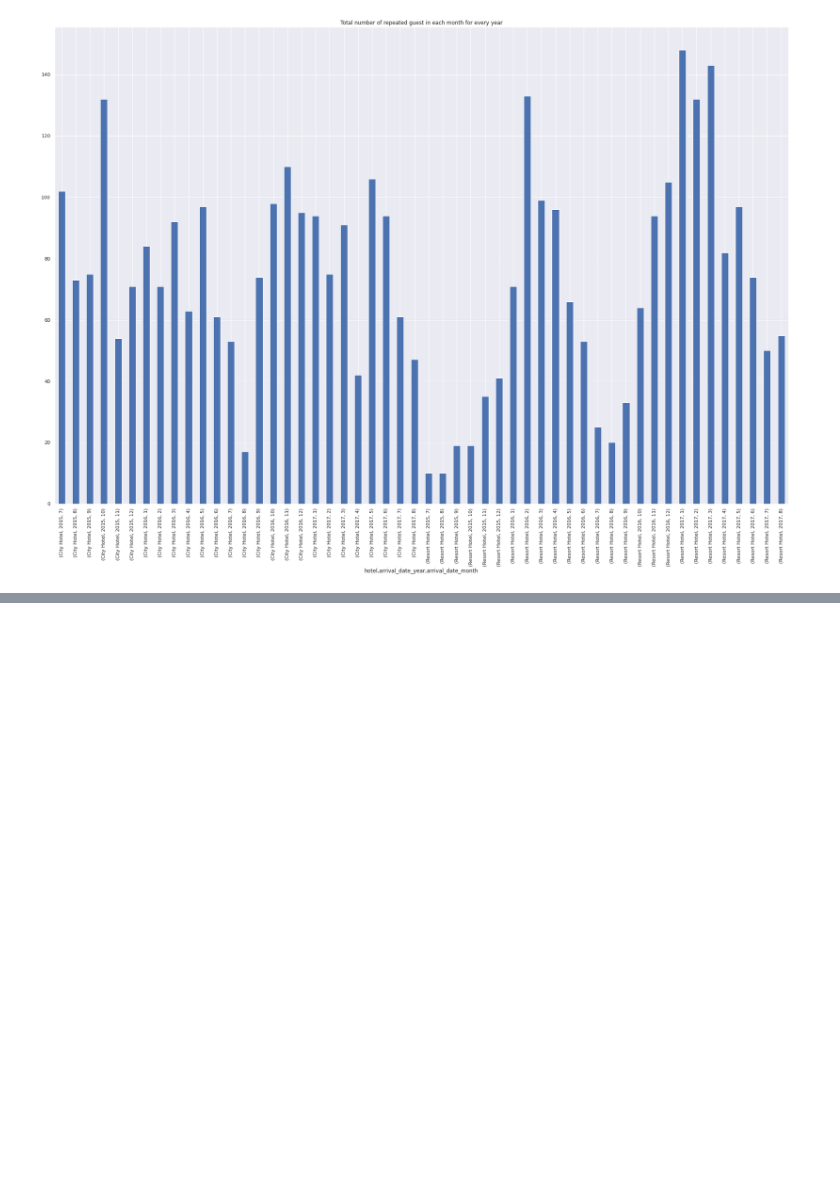
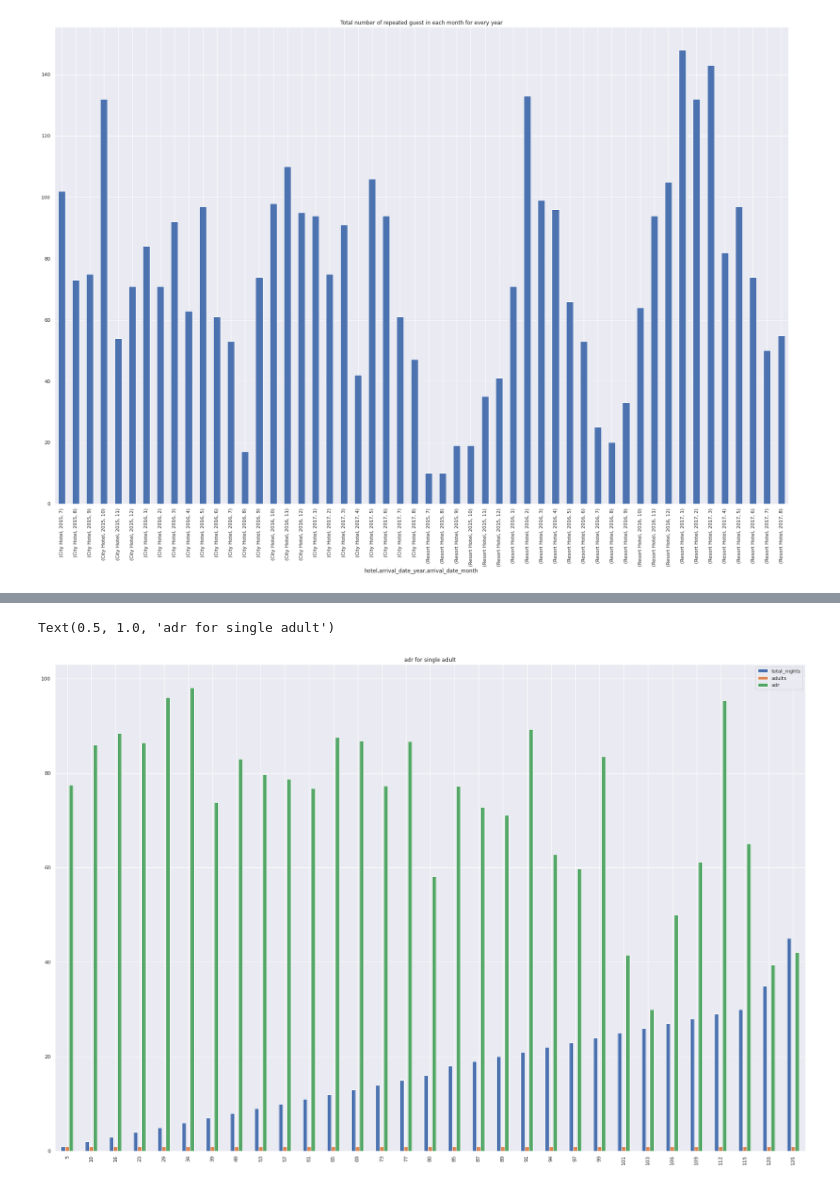
Before and after one commit to shivakumar17/hotel-booking, a Jupyter notebook: Copy_of_Hotel_Booking_Analysis_Capstone_Project.ipynb, the cells around one changed output, grey strips where cells are left out. Drawn from its saved outputs; the diff is of its cells as text; code cells hidden in the pictures; blank space fills up the shorter version.

```diff
--- a/Copy_of_Hotel_Booking_Analysis_Capstone_Project.ipynb
+++ b/Copy_of_Hotel_Booking_Analysis_Capstone_Project.ipynb
@@ -362,0 +458,6 @@ Text(0.5, 1.0, 'Total number of repeated guest in each month for every year')
+# %%
+k[(k['adults']==1) & (k['total_nights']!=0)].plot(kind='bar')
+plt.title('adr for single adult')
+# %% [output]
+Text(0.5, 1.0, 'adr for single adult')
+[figure, added]
```
Also changed, not shown: parts of 18 cells of this notebook.
